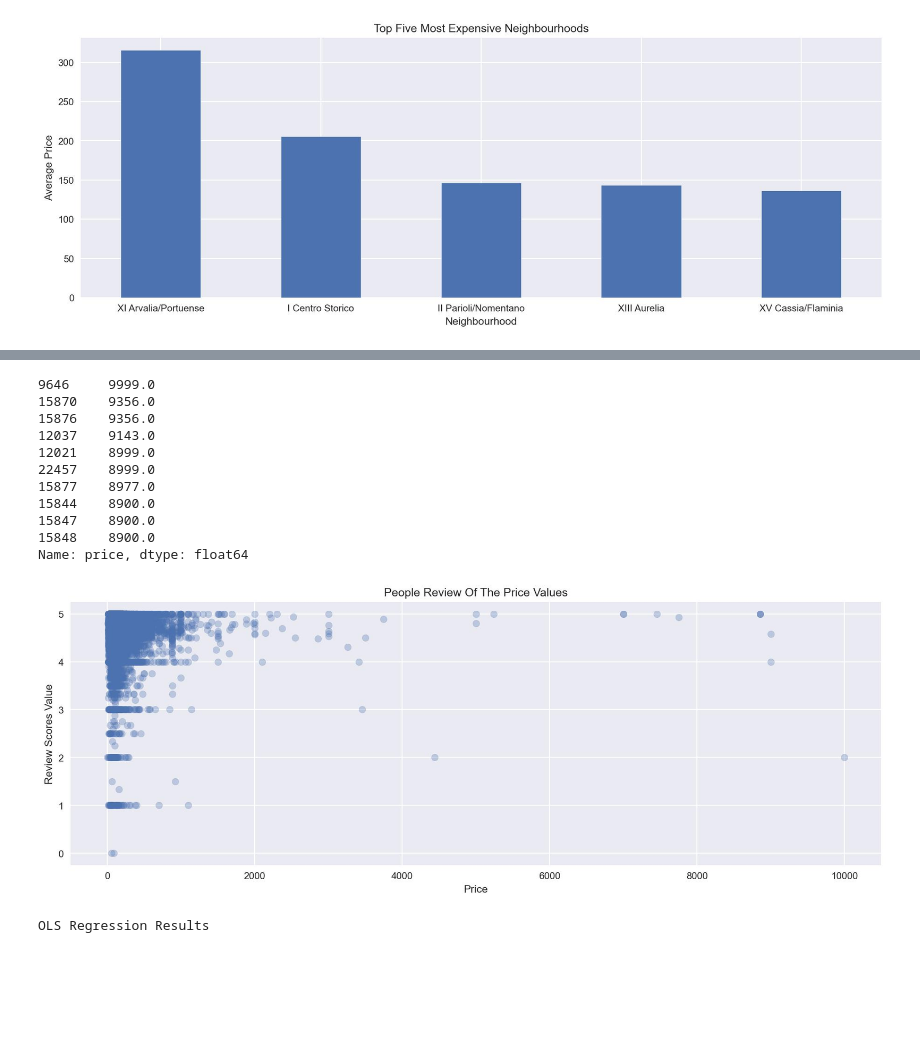
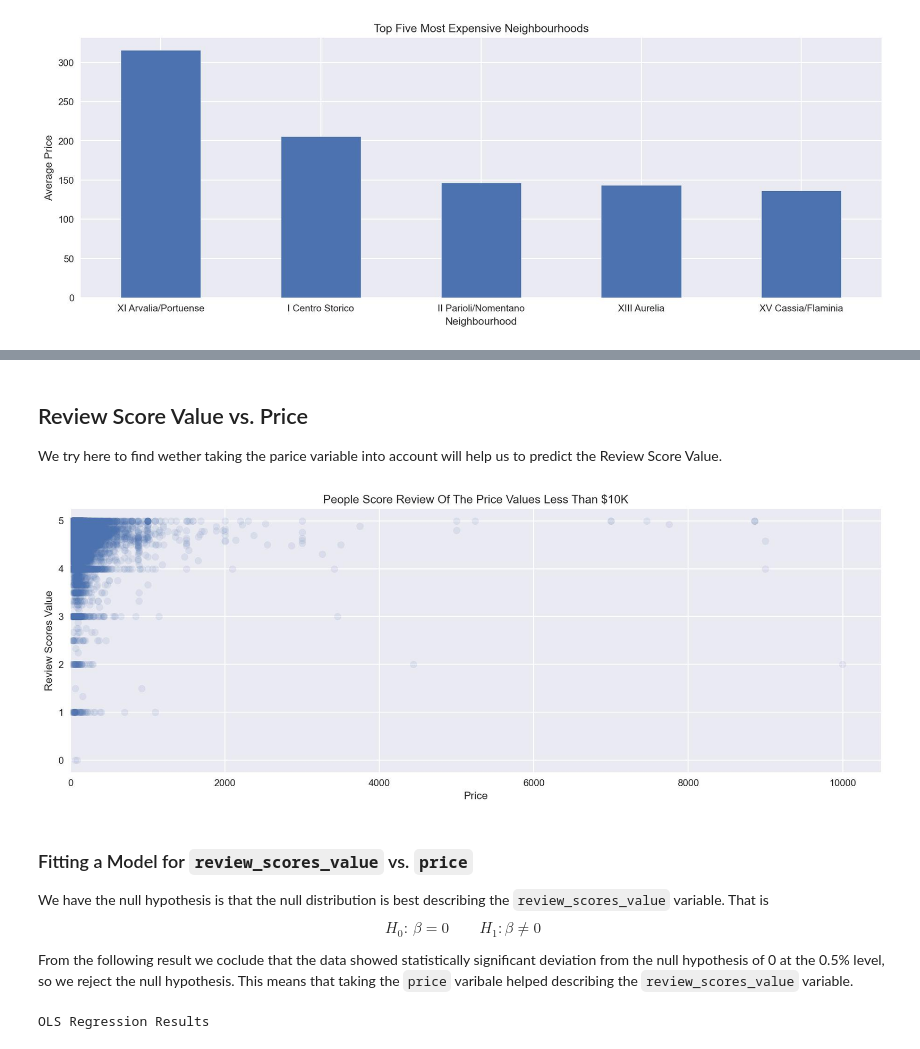
Before and after one commit to mhaln3mi/Airbnb-Rome-EDA, a Jupyter notebook: models.ipynb, the cells around one changed output, grey strips where cells are left out. Cells and saved outputs as stored; diff of their text form; code cells hidden in the pictures; blank space fills up the shorter version.

Commit message:
add hypothesis

```diff
--- a/models.ipynb
+++ b/models.ipynb
@@ -87,27 +79,26 @@ def abline(slope, intercept):
 # %%
 # drop listings whose price more the $10_000
 data = df.drop(df[df['price'] > 10_000].index)
-data['price'].nlargest(10)
-# %% [output]
-9646     9999.0
-15870    9356.0
-15876    9356.0
-12037    9143.0
-12021    8999.0
-22457    8999.0
-15877    8977.0
-15844    8900.0
-15847    8900.0
-15848    8900.0
-Name: price, dtype: float64
+# %% [markdown]
+## Review Score Value vs. Price
+We try here to find wether taking the parice variable into account will help us to predict the Review Score Value.
 # %%
-plt.scatter(x=data['price'], y=data['review_scores_value'], alpha=0.3)
-plt.title('people review of the price values'.title())
+plt.scatter(x=data['price'], y=data['review_scores_value'], alpha=0.1)
+plt.title('people score review of the price values less than $10K'.title())
 plt.xlabel('Price')
 plt.ylabel('review scores value'.title())
+plt.xlim(left=-0.1)
 plt.show()
 # %% [output]
-[figure, old version]
+[figure, new version]
+# %% [markdown]
+### Fitting a Model for `review_scores_value` vs. `price`
+We have the null hypothesis is that the null distribution is best describing the `review_scores_value` variable. That is
+$$
+    H_0: \, \beta = 0 \qquad H_1: \beta \ne 0
+$$
+
+From the following result we coclude that the data showed statistically significant deviation from the null hypothesis of 0 at the 0.5% level, so we reject the null hypothesis. This means that taking the `price` varibale helped describing the `review_scores_value` variable.
 # %%
 model = ols('review_scores_value ~ price', data)
 result = model.fit()
```
Also changed, not shown: parts of 1 cell of this notebook.
